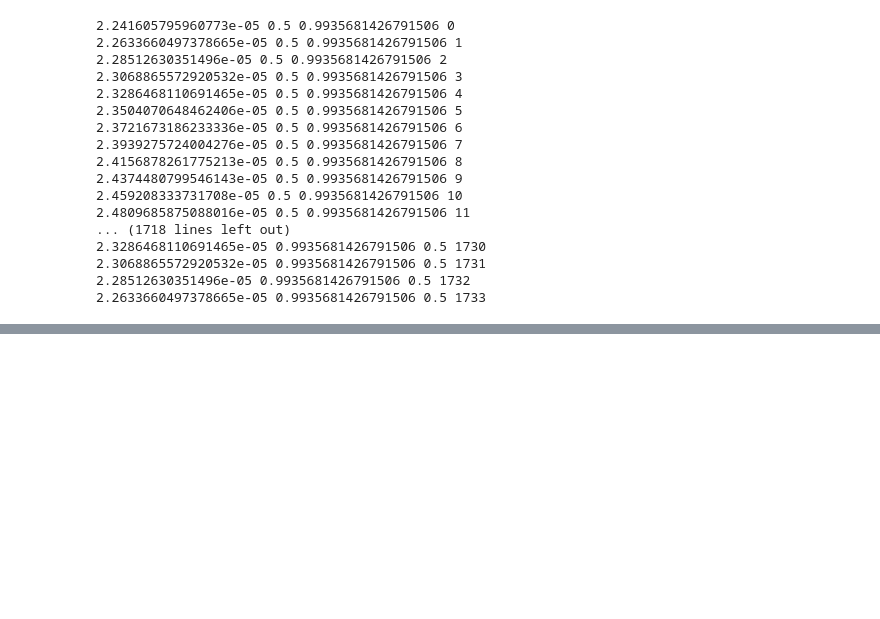
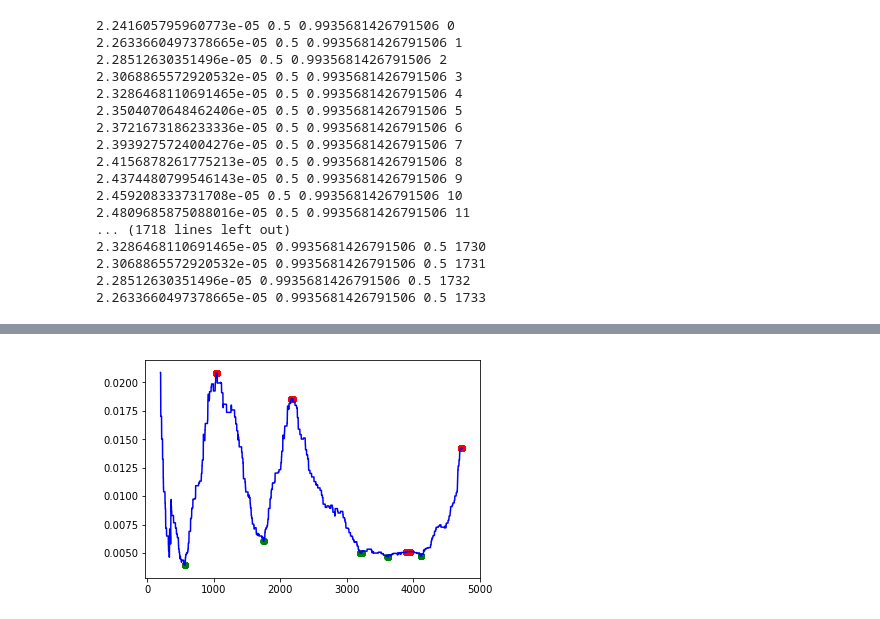
Before and after one commit to BestAwperEver/dna-features, a Jupyter notebook: notebook/dna-exons-recognition.ipynb, the cells around one changed output, grey strips where cells are left out. Cells and saved outputs as stored; diff of their text form; code cells hidden in the pictures; blank space fills up the shorter version.

```diff
--- a/notebook/dna-exons-recognition.ipynb
+++ b/notebook/dna-exons-recognition.ipynb
@@ -727,3 +728,10 @@ maxs_smoothed
+# %%
+plt.plot(list(range(N, len(prob_a))), prob_a[N:], c='blue')
+plt.scatter(maxs, [prob_a[i] for i in maxs], c='red')
+plt.scatter(mins, [prob_a[i] for i in mins], c='green')
+plt.show()
+# %% [output]
+[figure, added]
 # %%
 plt.plot(list(range(N, len(prob_a))), prob_a[N:], c='blue')
 plt.scatter(maxs_smoothed, [prob_a[i] for i in maxs_smoothed], c='red')
```
Also changed, not shown: parts of 26 cells of this notebook, 3 other files.
